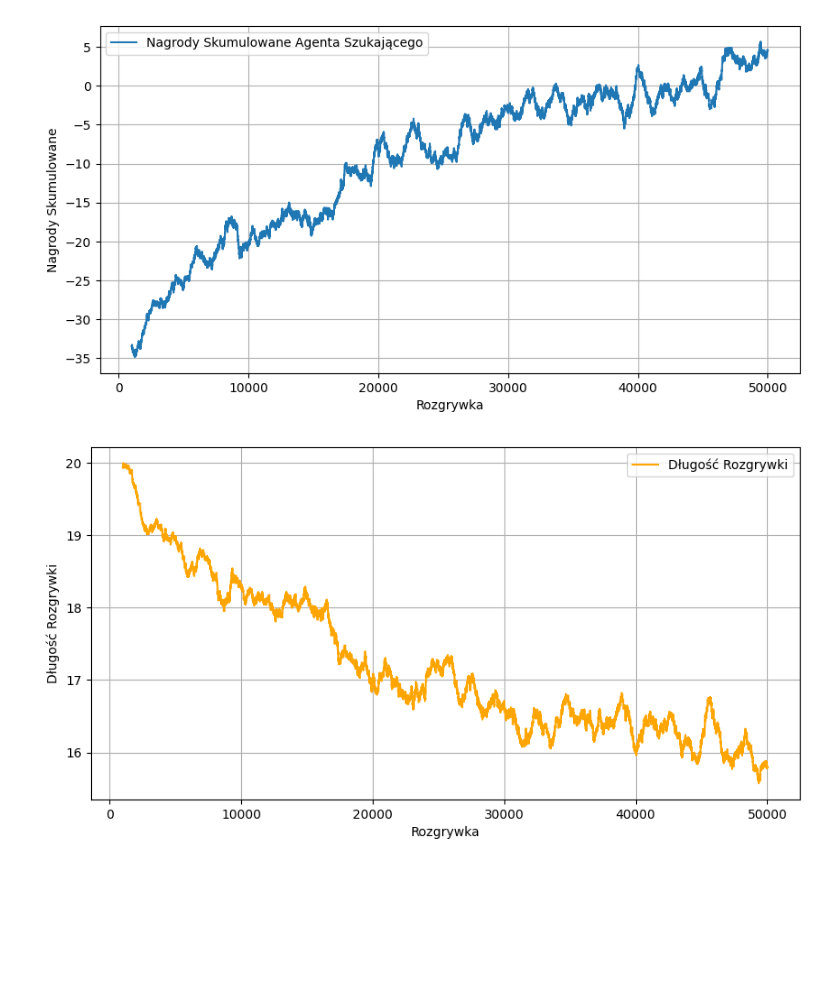
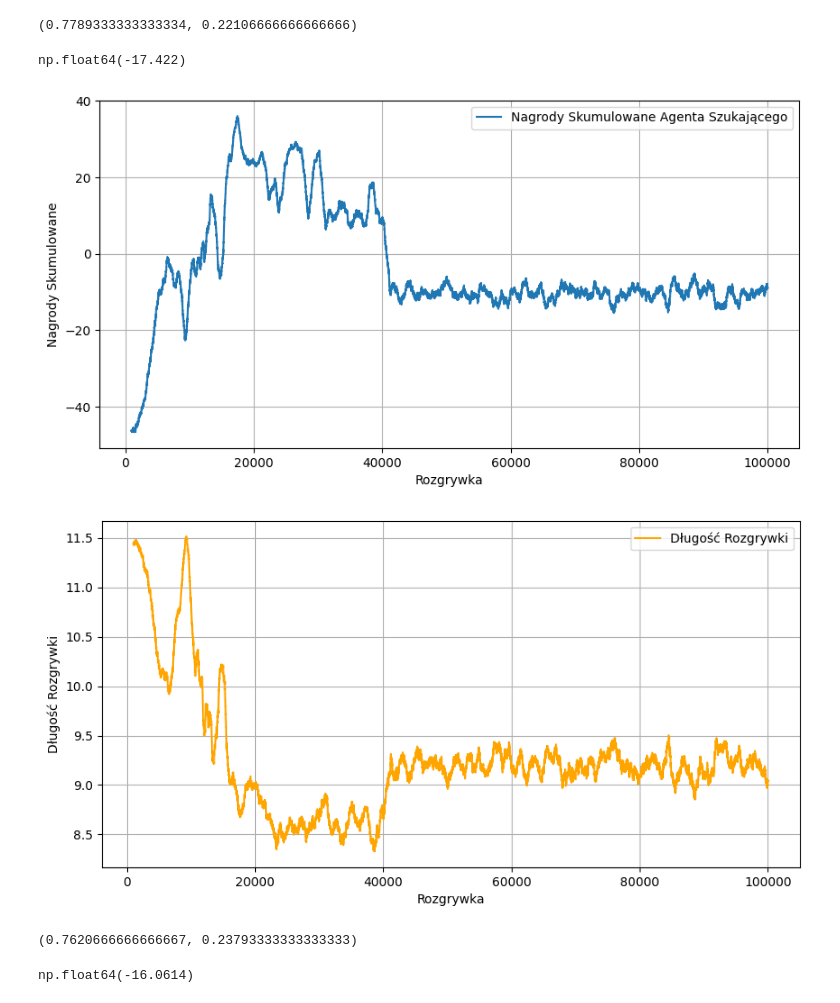
Before and after one commit to jakub-szafranski/marl-hide-and-seek, a Jupyter notebook: test.ipynb, the cells around one changed output. Saved outputs shown, nothing was run; the diff lists cells and outputs as text; code cells hidden in the pictures; blank space fills up the shorter version.

```diff
--- a/test.ipynb
+++ b/test.ipynb
@@ -17,48 +426,75 @@ df
+# %%
+(
+    list(pd.DataFrame(data["winner"][10000:25000]).value_counts())[0] / len(data["winner"][10000:25000]),
+    list(pd.DataFrame(data["winner"][10000:25000]).value_counts())[1] / len(data["winner"][10000:25000]),
+)
+# %% [output]
+(0.7789333333333334, 0.22106666666666666)
+# %%
+df["hider_returns"][10000:25000].mean()
+# %% [output]
+np.float64(-17.422)
 # %%
 # Import required libraries
 import json
 import pandas as pd
 import matplotlib.pyplot as plt
 
 # Load data from JSON file
-with open('data.json', 'r') as file:
+with open("data_tests2.json", "r") as file:
     data = json.load(file)
 
+from_episode = 1
 # Convert data to DataFrame
-df = pd.DataFrame({
-    'episode_lengths': data['episode_lengths'],
-    'hider_returns': data['hider_returns'],
-    'seeker_returns': data['seeker_returns']
-})
+df = pd.DataFrame(
+    {
+        "episode_lengths": data["episode_lengths"][from_episode:],
+        "hider_returns": data["hider_returns"][from_episode:],
+        "seeker_returns": data["seeker_returns"][from_episode:],
+    }
+)
 
 # Calculate rolling mean for the last 100 episodes
-df['hider_returns_rolling'] = df['hider_returns'].rolling(window=1000).mean()
-df['seeker_returns_rolling'] = df['seeker_returns'].rolling(window=1000).mean()
-df['episode_lengths_rolling'] = df['episode_lengths'].rolling(window=1000).mean()
+df["hider_returns_rolling"] = df["hider_returns"].rolling(window=1000).mean()
+df["seeker_returns_rolling"] = df["seeker_returns"].rolling(window=1000).mean()
+df["episode_lengths_rolling"] = df["episode_lengths"].rolling(window=1000).mean()
 
 # Plot Nagrody Skumulowane (Cumulative Rewards)
 plt.figure(figsize=(10, 5))
 # plt.plot(df['hider_returns_rolling'], label='Nagrody Skumulowane (Hider)')
-plt.plot(df['seeker_returns_rolling'], label='Nagrody Skumulowane Agenta Szukającego')
-plt.xlabel('Rozgrywka')
-plt.ylabel('Nagrody Skumulowane')
+plt.plot(df["seeker_returns_rolling"], label="Nagrody Skumulowane Agenta Szukającego")
+plt.xlabel("Rozgrywka")
+plt.ylabel("Nagrody Skumulowane")
 # plt.title('Nagrody Skumulowane w Czasie')
 plt.legend()
 plt.grid(True)
 plt.show()
 
 # Plot Długość Rozgrywki (Episode Lengths)
 plt.figure(figsize=(10, 5))
-plt.plot(df['episode_lengths_rolling'], label='Długość Rozgrywki', color='orange')
-plt.xlabel('Rozgrywka')
-plt.ylabel('Długość Rozgrywki')
+plt.plot(df["episode_lengths_rolling"], label="Długość Rozgrywki", color="orange")
+plt.xlabel("Rozgrywka")
+plt.ylabel("Długość Rozgrywki")
 # plt.title('Długość Rozgrywki w Czasie')
 plt.legend()
 plt.grid(True)
 plt.show()
+
+# if episode length == 12 winner == hider alse seeker
 # %% [output]
-[figure, old version]
+[figure, new version]
-[figure, old version]
+[figure, new version]
+# %%
+(
+    list(pd.DataFrame(data["winner"][10000:25000]).value_counts())[0] / len(data["winner"][10000:25000]),
+    list(pd.DataFrame(data["winner"][10000:25000]).value_counts())[1] / len(data["winner"][10000:25000]),
+)
+# %% [output]
+(0.7620666666666667, 0.23793333333333333)
+# %%
+df["hider_returns"][10000:25000].mean()
+# %% [output]
+np.float64(-16.0614)
 # %%
 # Import required libraries
 import json
```
Also changed, not shown: parts of 35 cells of this notebook, 24 other files.
